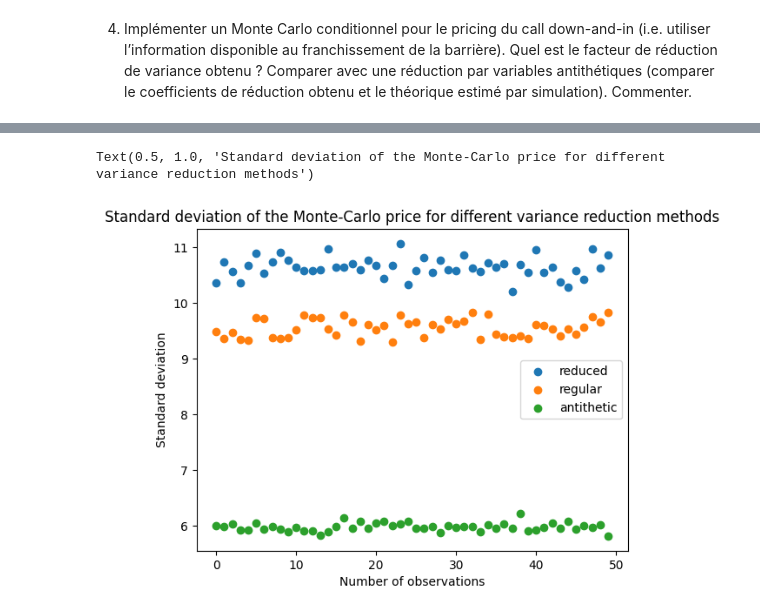
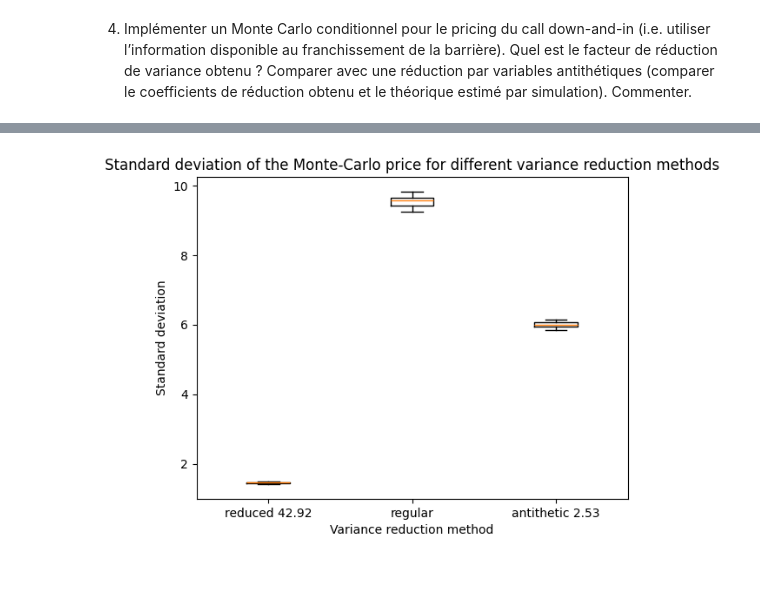
Before and after one commit to kerrianlc/stochastic-proc-fin, a Jupyter notebook: MSF-QIII-LC-M.ipynb, the cells around one changed output, grey strips where cells are left out. Saved outputs shown, nothing was run; the diff lists cells and outputs as text; code cells hidden in the pictures; blank space fills up the shorter version.

```diff
--- a/MSF-QIII-LC-M.ipynb
+++ b/MSF-QIII-LC-M.ipynb
@@ -57,18 +60,15 @@ def monte_carlo_discrete_path(N, n, T, S0, r, sigma, variance_type="normal"):
         np.ndarray(N,n): The underlying asset price array.
 
     """
+    X = np.random.normal(scale=np.sqrt(T / n), size=(N, n))
+    random_factors = np.exp((r - sigma**2 / 2) * T / n + sigma * X)
     if variance_type == "antithetic":
-        X = np.random.normal(scale=np.sqrt(T / n), size=(N, n))
-        random_factors = np.exp((r - sigma**2 / 2) * T / n + sigma * X)
         antithetic_factors = np.exp((r - sigma**2 / 2) * T / n + sigma * (-X))
-        return S0 * np.cumprod(
-            np.insert(random_factors, 0, 1, axis=1), axis=1
-        ), S0 * np.cumprod(np.insert(antithetic_factors, 0, 1, axis=1), axis=1)
+        return (S0 * np.cumprod(
+            np.insert(x, 0, 1, axis=1), axis=1
+        ) for x in [random_factors, antithetic_factors])
+
     else:
-        random_factors = np.exp(
-            (r - sigma**2 / 2) * T / n
-            + sigma * np.random.normal(scale=np.sqrt(T / n), size=(N, n))
-        )
         return S0 * np.cumprod(np.insert(random_factors, 0, 1, axis=1), axis=1)
 
 
@@ -447,30 +421,33 @@ Les courbes de prix en fonction de $S_0$ sont similaires, néanmoins, on remarqu
 # %%
 _, ax = plt.subplots()
 
 std_dict = {"reduced": [], "regular": [], "antithetic": []}
 S0 = 100
 for _ in range(50):
     reduced_payoffs = discrete_down_and_in_payoffs(
         N, 500, K, T, S0, r, sigma, L, variance_type="reduced"
     )
     anti_payoffs = discrete_down_and_in_payoffs(
         N, 500, K, T, S0, r, sigma, L, variance_type="antithetic"
     )
     payoffs = discrete_down_and_in_payoffs(N, 500, K, T, S0, r, sigma, L)
-    std_dict["reduced"].append(
-        np.std(np.exp(-r * T) * reduced_payoffs[~np.isnan(reduced_payoffs)])
-    )
+    std_dict["reduced"].append(np.std(np.exp(-r * T) * reduced_payoffs))
     std_dict["regular"].append(np.std(np.exp(-r * T) * payoffs))
     std_dict["antithetic"].append(np.std(np.exp(-r * T) * anti_payoffs))
-plt.scatter(range(50), std_dict["reduced"], label="reduced")
-plt.scatter(range(50), std_dict["regular"], label="regular")
-plt.scatter(range(50), std_dict["antithetic"], label="antithetic")
-ax.set_xlabel("Number of observations")
+
+ax.boxplot(
+    [std_dict["reduced"], std_dict["regular"], std_dict["antithetic"]],
+    labels=[
+        f"reduced {(np.mean(std_dict['regular']) / np.mean(std_dict['reduced'])) ** 2:.2f}",
+        "regular",
+        f"antithetic {(np.mean(std_dict['regular']) / np.mean(std_dict['antithetic'])) ** 2:.2f}",
+    ],
+)
+ax.set_xlabel("Variance reduction method")
 ax.set_ylabel("Standard deviation")
-ax.legend()
 ax.set_title(
     "Standard deviation of the Monte-Carlo price for different variance reduction methods"
 )
+plt.show()
 # %% [output]
-Text(0.5, 1.0, 'Standard deviation of the Monte-Carlo price for different variance reduction methods')
-[figure, old version]
+[figure, new version]
```
Also changed, not shown: parts of 11 cells of this notebook.
